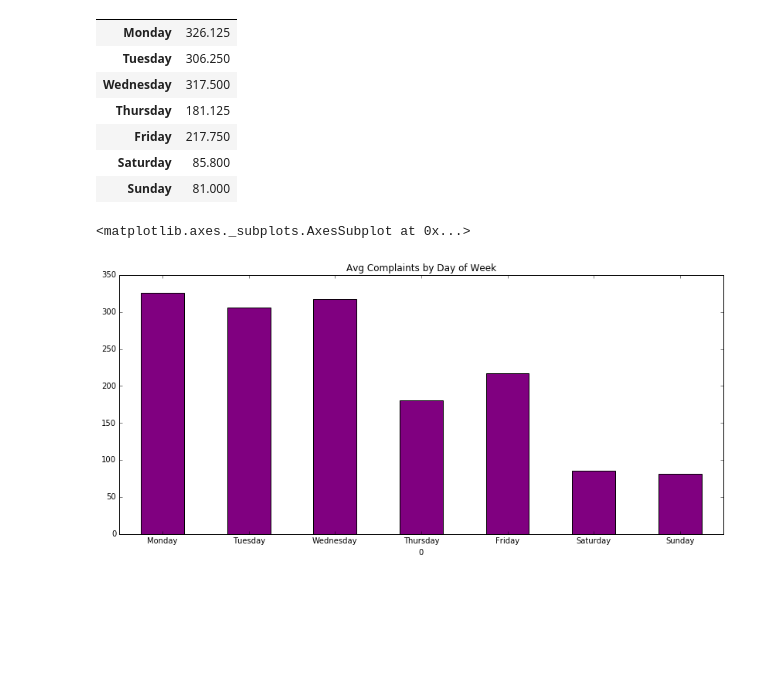
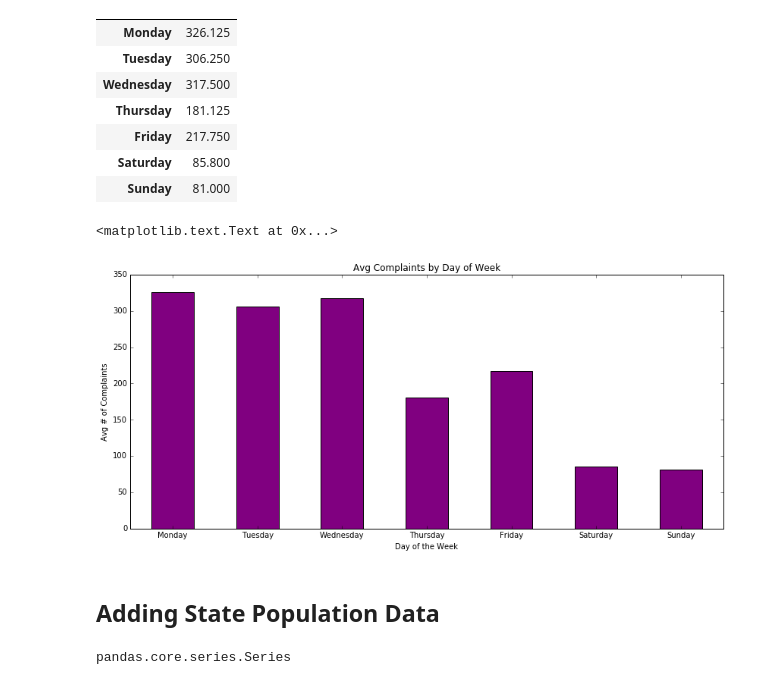
Before and after one commit to mendez6412/consumer-complaints, a Jupyter notebook: consumer_complaints.ipynb, the cells around one changed output. Drawn from its saved outputs; the diff is of its cells as text; code cells hidden in the pictures; blank space fills up the shorter version.

```diff
--- a/consumer_complaints.ipynb
+++ b/consumer_complaints.ipynb
@@ -44,7 +44,6 @@ Name: Day of Week Sent, dtype: int64
 # %%
-test = []
+day_avg = []
 days = ['Monday', 'Tuesday', 'Wednesday', 'Thursday', 'Friday', 'Saturday', 'Sunday']
 for item, day in zip(range(7), days):
     x = consumer_complaints[consumer_complaints['Day of Week Sent'] == item].index.value_counts()
-    test.append((day, sum(x)/len(x)))
-print(test)
+    day_avg.append((day, sum(x)/len(x)))
@@ -53,5 +50,5 @@ print(test)
 # %%
-complaints_by_day_of_week = pd.DataFrame(test)
+complaints_by_day_of_week = pd.DataFrame(day_avg)
 # %%
 cbd = complaints_by_day_of_week.set_index(0)
 cbd
@@ -66,7 +63,11 @@ cbd
 | Saturday | 85.800 |
 | Sunday | 81.000 |
 # %%
-cbd.plot(kind='bar', title='Avg Complaints by Day of Week', color='purple', legend=False, rot=0, figsize=(14, 6))
+avgperdayplot = cbd.plot(kind='bar', title='Avg Complaints by Day of Week', color='purple', legend=False, rot=0, figsize=(14, 6))
+avgperdayplot.set_xlabel('Day of the Week')
+avgperdayplot.set_ylabel('Avg # of Complaints')
 # %% [output]
-<matplotlib.axes._subplots.AxesSubplot at 0x...>
+<matplotlib.text.Text at 0x...>
-[figure, old version]
+[figure, new version]
+# %% [markdown]
+## Adding State Population Data
@@ -72,0 +76,4 @@ cbd.plot(kind='bar', title='Avg Complaints by Day of Week', color='purple', lege
+# %%
+type(census['POPESTIMATE2015'])
+# %% [output]
+pandas.core.series.Series
```
Also changed, not shown: parts of 13 cells of this notebook.
